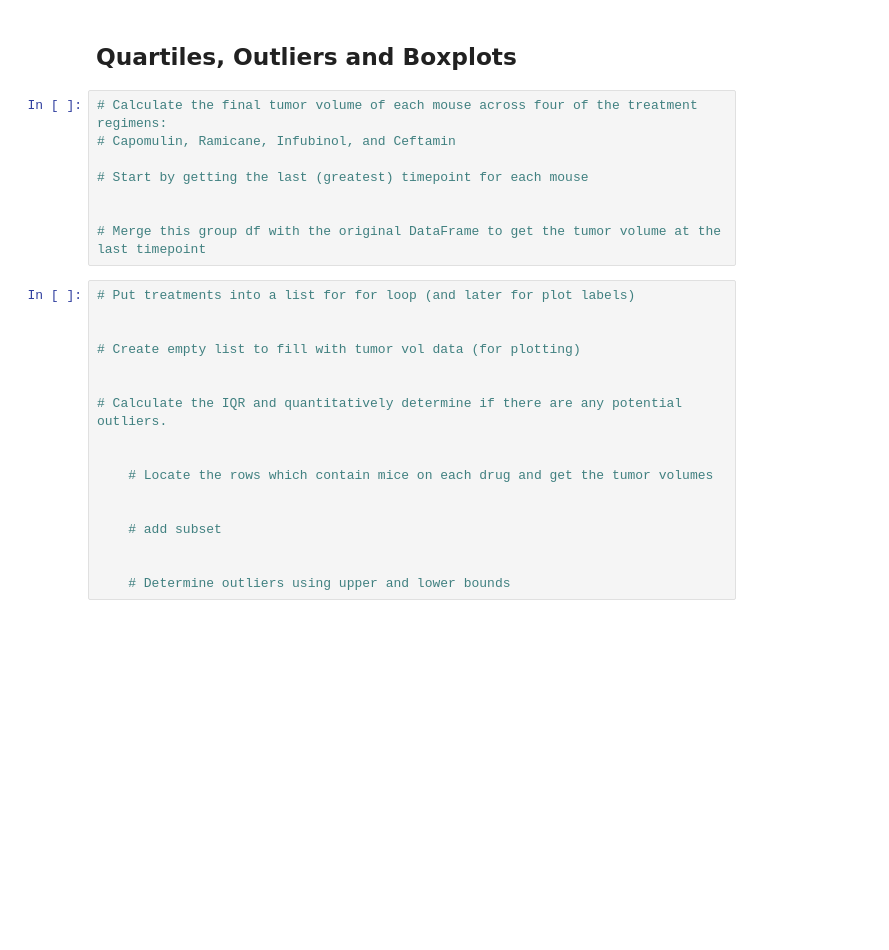
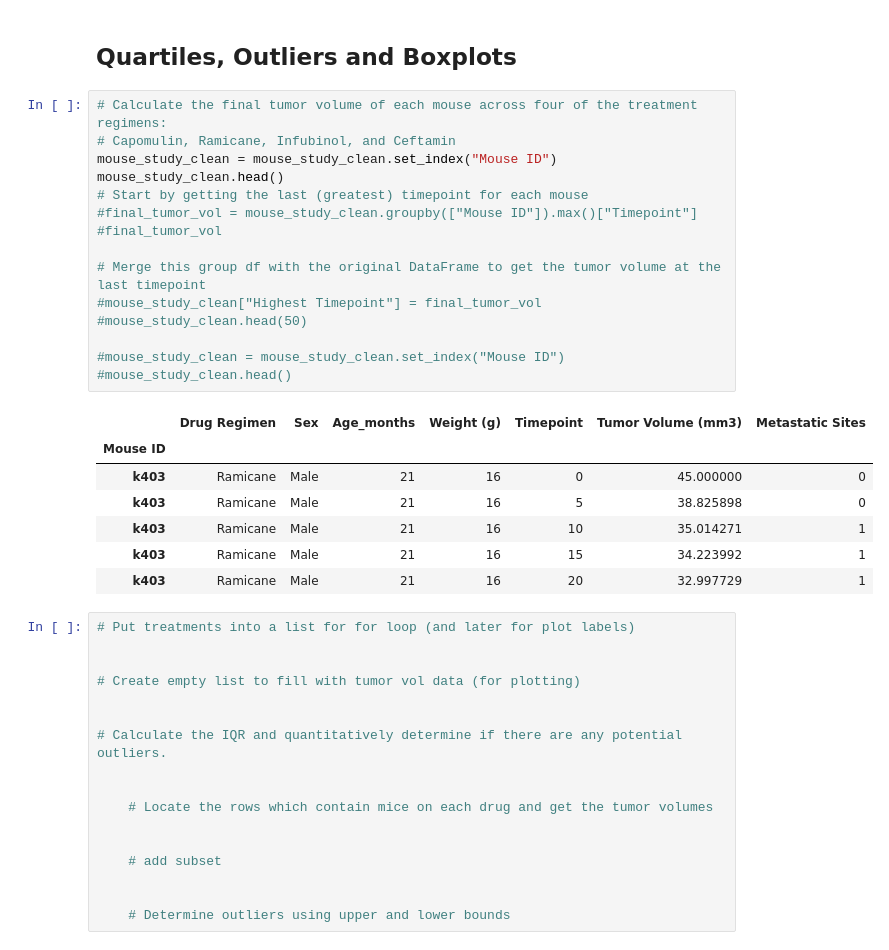
Before and after one commit to annabitzer/pymaceuticals_challenge, a Jupyter notebook: Pymaceuticals/pymaceuticals_module.ipynb, the cells around one changed output. Cells and saved outputs as stored; diff of their text form; blank space fills up the shorter version.

```diff
--- a/Pymaceuticals/pymaceuticals_module.ipynb
+++ b/Pymaceuticals/pymaceuticals_module.ipynb
@@ -180,11 +181,26 @@ plt.show()
 # %%
 # Calculate the final tumor volume of each mouse across four of the treatment regimens:
 # Capomulin, Ramicane, Infubinol, and Ceftamin
-
+mouse_study_clean = mouse_study_clean.set_index("Mouse ID")
+mouse_study_clean.head()
 # Start by getting the last (greatest) timepoint for each mouse
-
+#final_tumor_vol = mouse_study_clean.groupby(["Mouse ID"]).max()["Timepoint"]
+#final_tumor_vol
 
 # Merge this group df with the original DataFrame to get the tumor volume at the last timepoint
+#mouse_study_clean["Highest Timepoint"] = final_tumor_vol
+#mouse_study_clean.head(50)
+
+#mouse_study_clean = mouse_study_clean.set_index("Mouse ID")
+#mouse_study_clean.head()
+# %% [output]
+|  | Drug Regimen | Sex | Age_months | Weight (g) | Timepoint | Tumor Volume (mm3) | Metastatic Sites |
+| Mouse ID |  |  |  |  |  |  |  |
+| k403 | Ramicane | Male | 21 | 16 | 0 | 45.000000 | 0 |
+| k403 | Ramicane | Male | 21 | 16 | 5 | 38.825898 | 0 |
+| k403 | Ramicane | Male | 21 | 16 | 10 | 35.014271 | 1 |
+| k403 | Ramicane | Male | 21 | 16 | 15 | 34.223992 | 1 |
+| k403 | Ramicane | Male | 21 | 16 | 20 | 32.997729 | 1 |
 # %%
 # Put treatments into a list for for loop (and later for plot labels)
 
```
Also changed, not shown: parts of 7 cells of this notebook.
